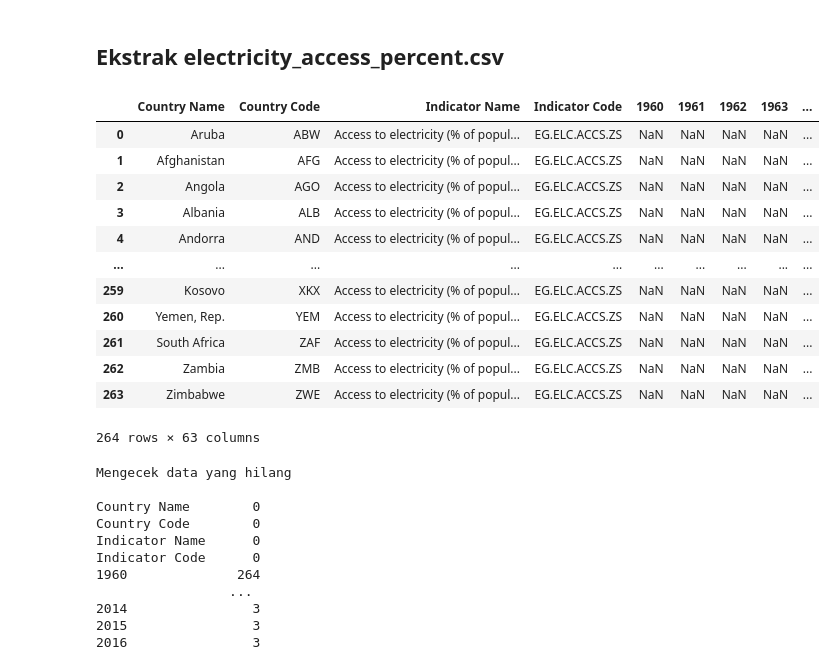
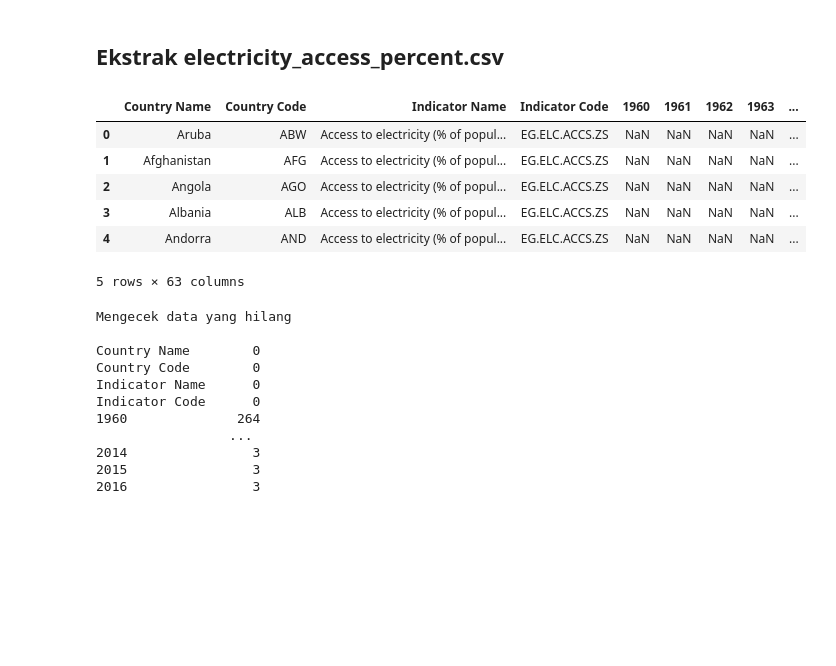
Before and after one commit to abdannsykr/DE_Mini-Project, a Jupyter notebook: ekstrack.ipynb, the cells around one changed output. Cells and saved outputs as stored; diff of their text form; code cells hidden in the pictures; blank space fills up the shorter version.

```diff
--- a/ekstrack.ipynb
+++ b/ekstrack.ipynb
@@ -12,21 +18,15 @@ from bs4 import BeautifulSoup
 ## Ekstrak electricity_access_percent.csv
 # %%
 electricity = pd.read_csv("data_source/electricity_access_percent.csv", skiprows=4)
-electricity
+electricity.head()
 # %% [output]
 |  | Country Name | Country Code | Indicator Name | Indicator Code | 1960 | 1961 | 1962 | 1963 | ... |
 | 0 | Aruba | ABW | Access to electricity (% of popul... | EG.ELC.ACCS.ZS | NaN | NaN | NaN | NaN | ... |
 | 1 | Afghanistan | AFG | Access to electricity (% of popul... | EG.ELC.ACCS.ZS | NaN | NaN | NaN | NaN | ... |
 | 2 | Angola | AGO | Access to electricity (% of popul... | EG.ELC.ACCS.ZS | NaN | NaN | NaN | NaN | ... |
 | 3 | Albania | ALB | Access to electricity (% of popul... | EG.ELC.ACCS.ZS | NaN | NaN | NaN | NaN | ... |
 | 4 | Andorra | AND | Access to electricity (% of popul... | EG.ELC.ACCS.ZS | NaN | NaN | NaN | NaN | ... |
-| ... | ... | ... | ... | ... | ... | ... | ... | ... | ... |
-| 259 | Kosovo | XKX | Access to electricity (% of popul... | EG.ELC.ACCS.ZS | NaN | NaN | NaN | NaN | ... |
-| 260 | Yemen, Rep. | YEM | Access to electricity (% of popul... | EG.ELC.ACCS.ZS | NaN | NaN | NaN | NaN | ... |
-| 261 | South Africa | ZAF | Access to electricity (% of popul... | EG.ELC.ACCS.ZS | NaN | NaN | NaN | NaN | ... |
-| 262 | Zambia | ZMB | Access to electricity (% of popul... | EG.ELC.ACCS.ZS | NaN | NaN | NaN | NaN | ... |
-| 263 | Zimbabwe | ZWE | Access to electricity (% of popul... | EG.ELC.ACCS.ZS | NaN | NaN | NaN | NaN | ... |
-264 rows × 63 columns
+5 rows × 63 columns
 # %%
 data_electricity_check_missing = electricity.isnull().sum()
 
```
Also changed, not shown: parts of 109 cells of this notebook, 18 other files.
